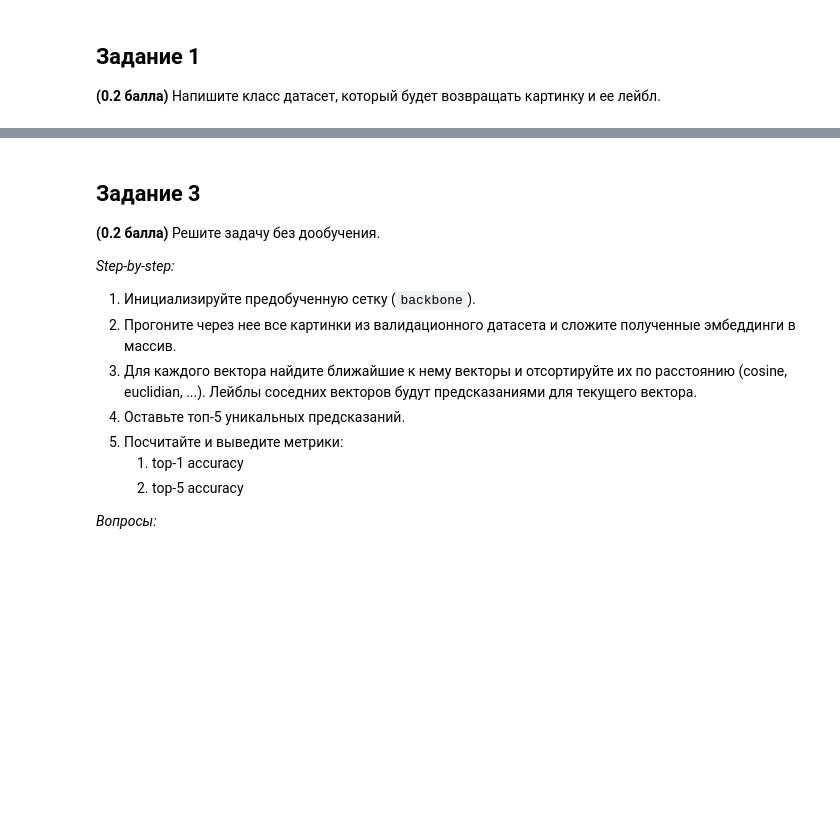
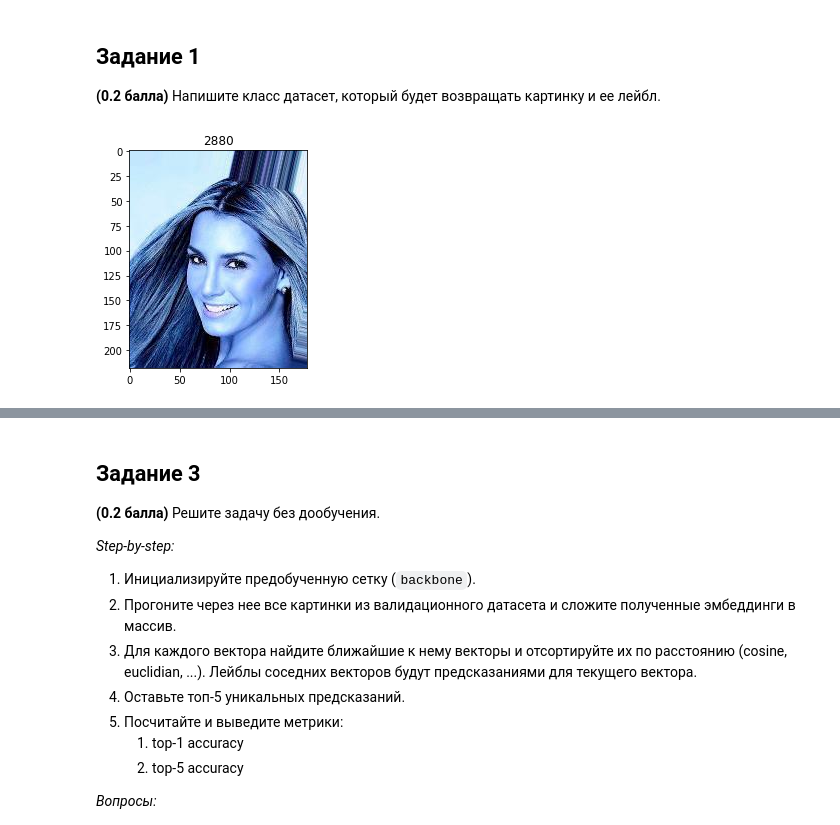
Before and after one commit to georbuz/simple_examples_for_cv, a Jupyter notebook: simple_torch_example/homework.ipynb, the cells around one changed output, grey strips where cells are left out. Cells and saved outputs as stored; diff of their text form; code cells hidden in the pictures; blank space fills up the shorter version.

```diff
--- a/simple_torch_example/homework.ipynb
+++ b/simple_torch_example/homework.ipynb
@@ -52,32 +51,16 @@ unzip -q ./celeba_data.zip -d ./ && rm celeba_data.zip
 # %% [markdown]
 ## Задание 1
 **(0.2 балла)** Напишите класс датасет, который будет возвращать картинку и ее лейбл.
-# %%
-class CelebADataset(Dataset):
-    def __init__(self, train=True):
-        self._path = "celeba_data/"
-        self.images_dir_path = self._path + "images/"
-        self.file = self._path + "train.csv" if train else self._path + "val.csv"
-        self.header = pd.read_csv(self.file)
-
-    def __len__(self):
-        return len(self.header)
-
-    def __getitem__(self, index):
-        img_name, label = self.header.iloc[index, :]
-
-        img_path = Path(self.images_dir_path, img_name)
-        img = self._read_img(img_path)
-
-        return dict(sample=img, label=label)
-
-    @staticmethod
-    def _read_img(img_path: Path):
-        img = cv2.imread(str(img_path.resolve()))
-        img = img.astype(np.float32)
-        img = np.transpose(img, (2, 0, 1)) / 255.
-
-        return img
+# %%
+celeb_dataset = CelebADataset(train=True, path="./celeba_data/")
+
+test_sample = celeb_dataset[0]
+# %%
+plt.title(test_sample["label"])
+plt.imshow(np.transpose(test_sample["sample"], (1, 2, 0)))
+plt.show()
+# %% [output]
+[figure, added]
 # %% [markdown]
 ## Задание 2
 **(0.2 балла)** Напишите функцию, которая будет считать метрику top-n accuracy.
```
Also changed, not shown: parts of 23 cells of this notebook, 2 other files.
